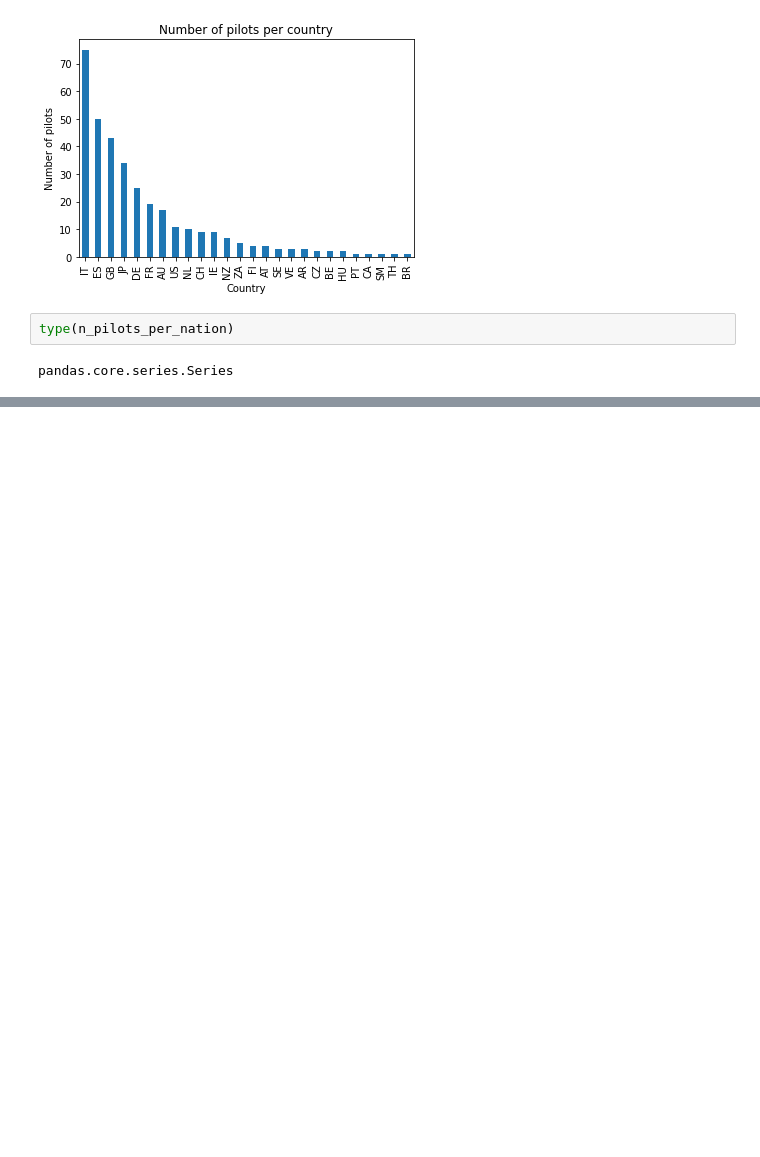
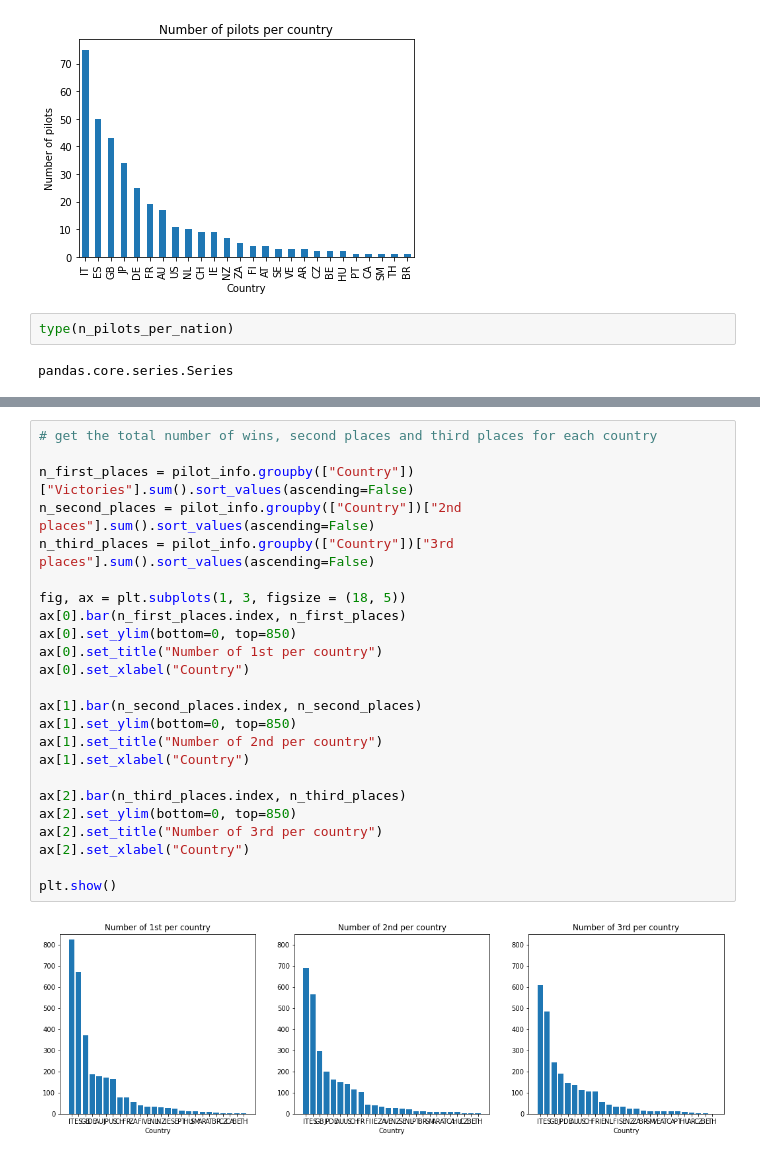
Before and after one commit to amalsalilan/which-nation-excels-in-the-MotoGP, a Jupyter notebook: Notebook.ipynb, the cells around one changed output, grey strips where cells are left out. Saved outputs shown, nothing was run; the diff lists cells and outputs as text; blank space fills up the shorter version.

```diff
--- a/Notebook.ipynb
+++ b/Notebook.ipynb
@@ -512,0 +521,26 @@ new_df
+# %%
+# get the total number of wins, second places and third places for each country
+
+n_first_places = pilot_info.groupby(["Country"])["Victories"].sum().sort_values(ascending=False)
+n_second_places = pilot_info.groupby(["Country"])["2nd places"].sum().sort_values(ascending=False)
+n_third_places = pilot_info.groupby(["Country"])["3rd places"].sum().sort_values(ascending=False)
+
+fig, ax = plt.subplots(1, 3, figsize = (18, 5))
+ax[0].bar(n_first_places.index, n_first_places)
+ax[0].set_ylim(bottom=0, top=850)
+ax[0].set_title("Number of 1st per country")
+ax[0].set_xlabel("Country")
+
+ax[1].bar(n_second_places.index, n_second_places)
+ax[1].set_ylim(bottom=0, top=850)
+ax[1].set_title("Number of 2nd per country")
+ax[1].set_xlabel("Country")
+
+ax[2].bar(n_third_places.index, n_third_places)
+ax[2].set_ylim(bottom=0, top=850)
+ax[2].set_title("Number of 3rd per country")
+ax[2].set_xlabel("Country")
+
+plt.show()
+# %% [output]
+[figure, added]
```
Also changed, not shown: parts of 15 cells of this notebook.
